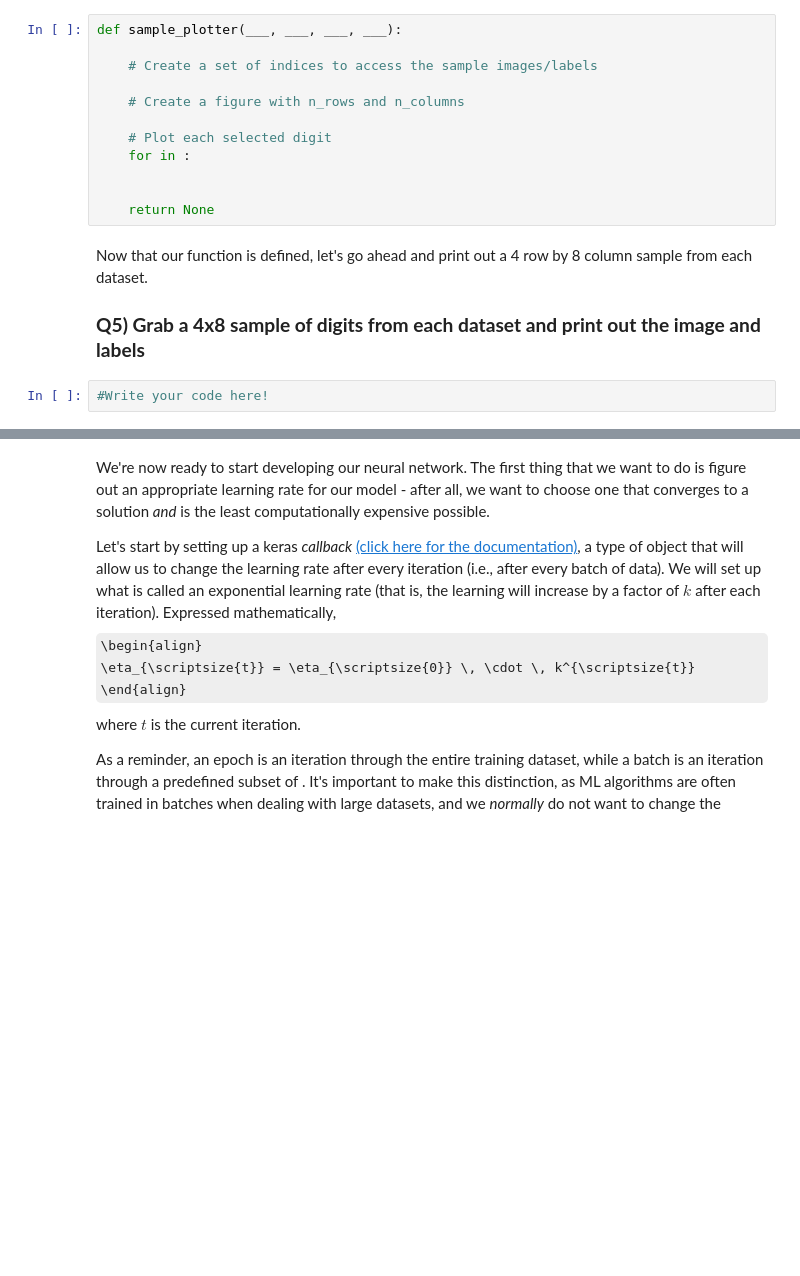
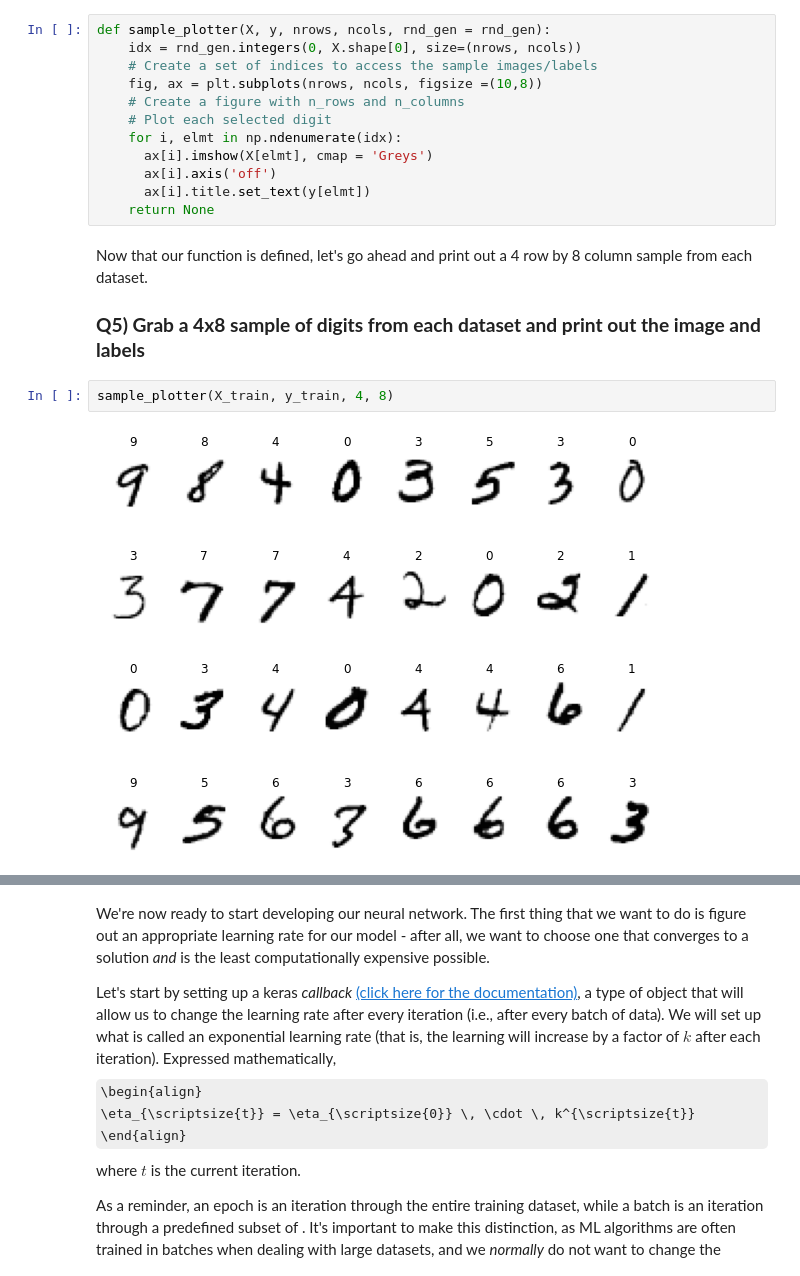
Before and after one commit to ocallaghanm/2022_ML_EES, a Jupyter notebook: Exercises/S4_1_NNs_with_Keras.ipynb, the cells around one changed output, grey strips where cells are left out. Saved outputs shown, nothing was run; the diff lists cells and outputs as text; some formulas as TeX source; blank space fills up the shorter version.

```diff
--- a/Exercises/S4_1_NNs_with_Keras.ipynb
+++ b/Exercises/S4_1_NNs_with_Keras.ipynb
@@ -168,20 +171,22 @@ def sample_plotter(X, y, n_rows, n_columns, rnd_gen):
     return
 ''';
 # %%
-def sample_plotter(___, ___, ___, ___):
-
+def sample_plotter(X, y, nrows, ncols, rnd_gen = rnd_gen):
+    idx = rnd_gen.integers(0, X.shape[0], size=(nrows, ncols))
     # Create a set of indices to access the sample images/labels
-
+    fig, ax = plt.subplots(nrows, ncols, figsize =(10,8))
     # Create a figure with n_rows and n_columns
-
     # Plot each selected digit
-    for in :
-
-
+    for i, elmt in np.ndenumerate(idx):
+      ax[i].imshow(X[elmt], cmap = 'Greys')
+      ax[i].axis('off')
+      ax[i].title.set_text(y[elmt])
     return None
 # %% [markdown]
 Now that our function is defined, let's go ahead and print out a 4 row by 8 column sample from each dataset.
 
 ### **Q5) Grab a 4x8 sample of digits from each dataset and print out the image and labels**
-# %%
-#Write your code here!
+# %%
+sample_plotter(X_train, y_train, 4, 8)
+# %% [output]
+[figure, added]
```
Also changed, not shown: parts of 6 cells of this notebook.
